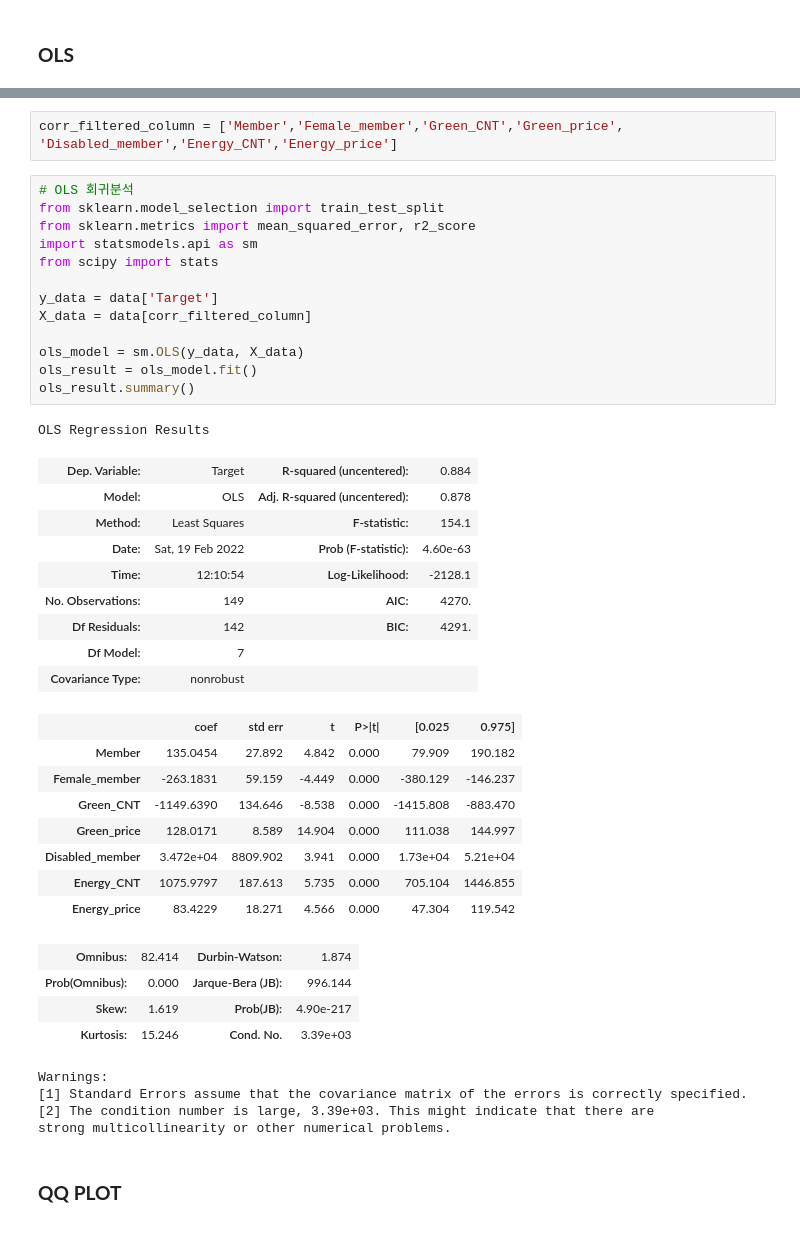
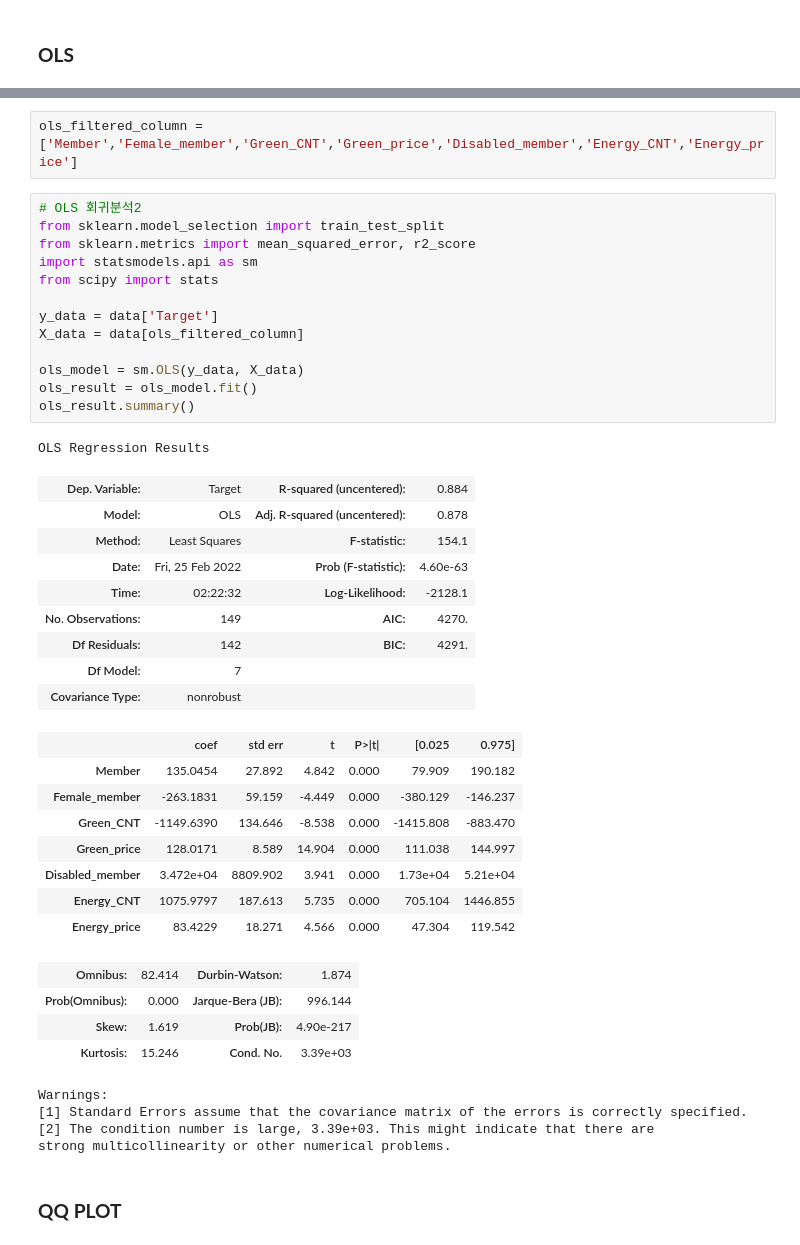
Before and after one commit to dev-gw/Procurement_analysis, a Jupyter notebook: DS.ipynb, the cells around one changed output, grey strips where cells are left out. Drawn from its saved outputs; the diff is of its cells as text.

```diff
--- a/DS.ipynb
+++ b/DS.ipynb
@@ -262,25 +306,25 @@ show_heatmap(corr_data, corr_p, 30,12)
 # %%
-corr_filtered_column = ['Member','Female_member','Green_CNT','Green_price', 'Disabled_member','Energy_CNT','Energy_price']
+ols_filtered_column = ['Member','Female_member','Green_CNT','Green_price','Disabled_member','Energy_CNT','Energy_price']
 # %%
-# OLS 회귀분석
+# OLS 회귀분석2
 from sklearn.model_selection import train_test_split
 from sklearn.metrics import mean_squared_error, r2_score
 import statsmodels.api as sm
 from scipy import stats
 
 y_data = data['Target']
-X_data = data[corr_filtered_column]
+X_data = data[ols_filtered_column]
 
 ols_model = sm.OLS(y_data, X_data)
 ols_result = ols_model.fit()
 ols_result.summary()
 # %% [output]
 OLS Regression Results
 | Dep. Variable: | Target | R-squared (uncentered): | 0.884 |
 | Model: | OLS | Adj. R-squared (uncentered): | 0.878 |
 | Method: | Least Squares | F-statistic: | 154.1 |
-| Date: | Sat, 19 Feb 2022 | Prob (F-statistic): | 4.60e-63 |
-| Time: | 12:10:54 | Log-Likelihood: | -2128.1 |
+| Date: | Fri, 25 Feb 2022 | Prob (F-statistic): | 4.60e-63 |
+| Time: | 02:22:32 | Log-Likelihood: | -2128.1 |
 | No. Observations: | 149 | AIC: | 4270. |
 | Df Residuals: | 142 | BIC: | 4291. |
 | Df Model: | 7 |  |  |
```
Also changed, not shown: parts of 10 cells of this notebook.
